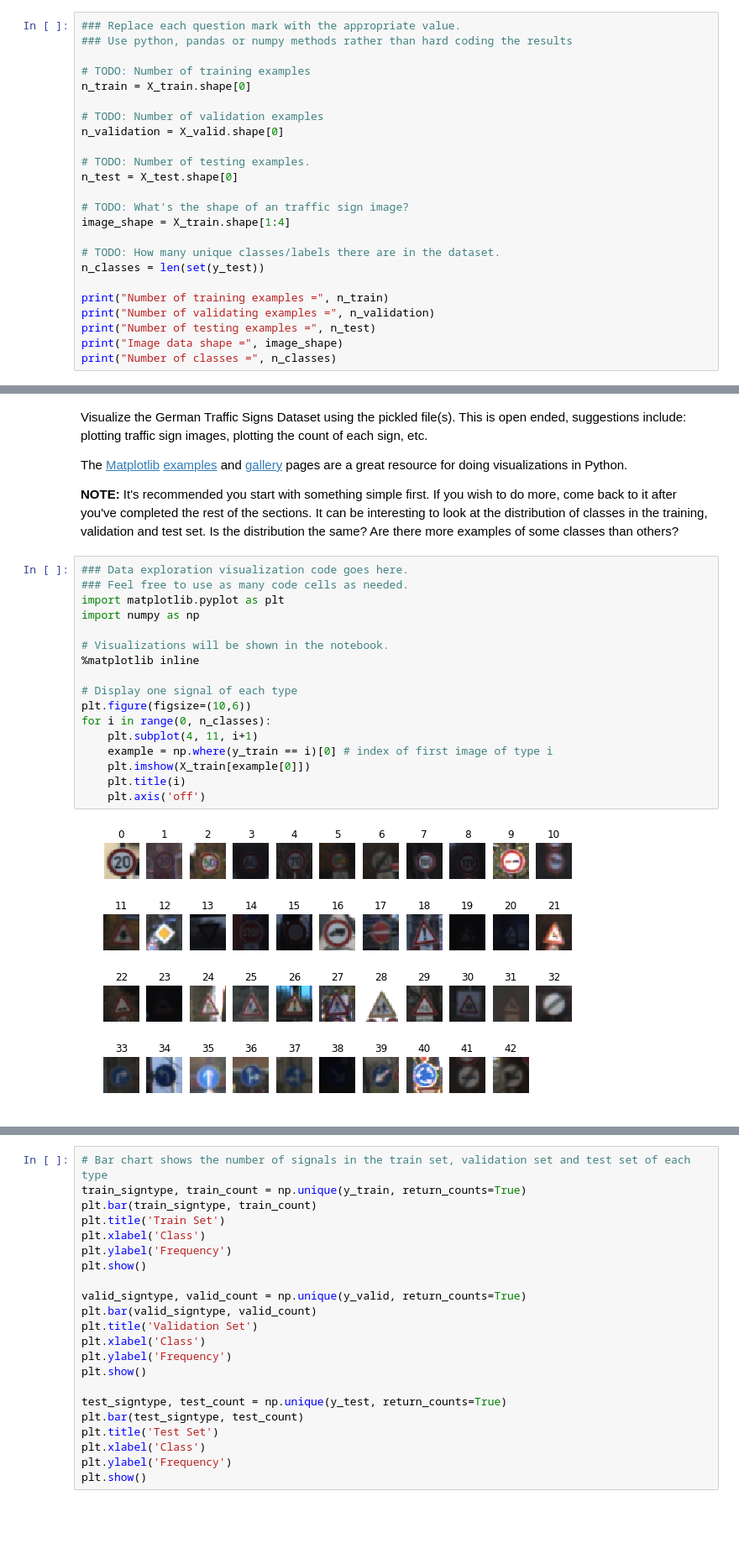
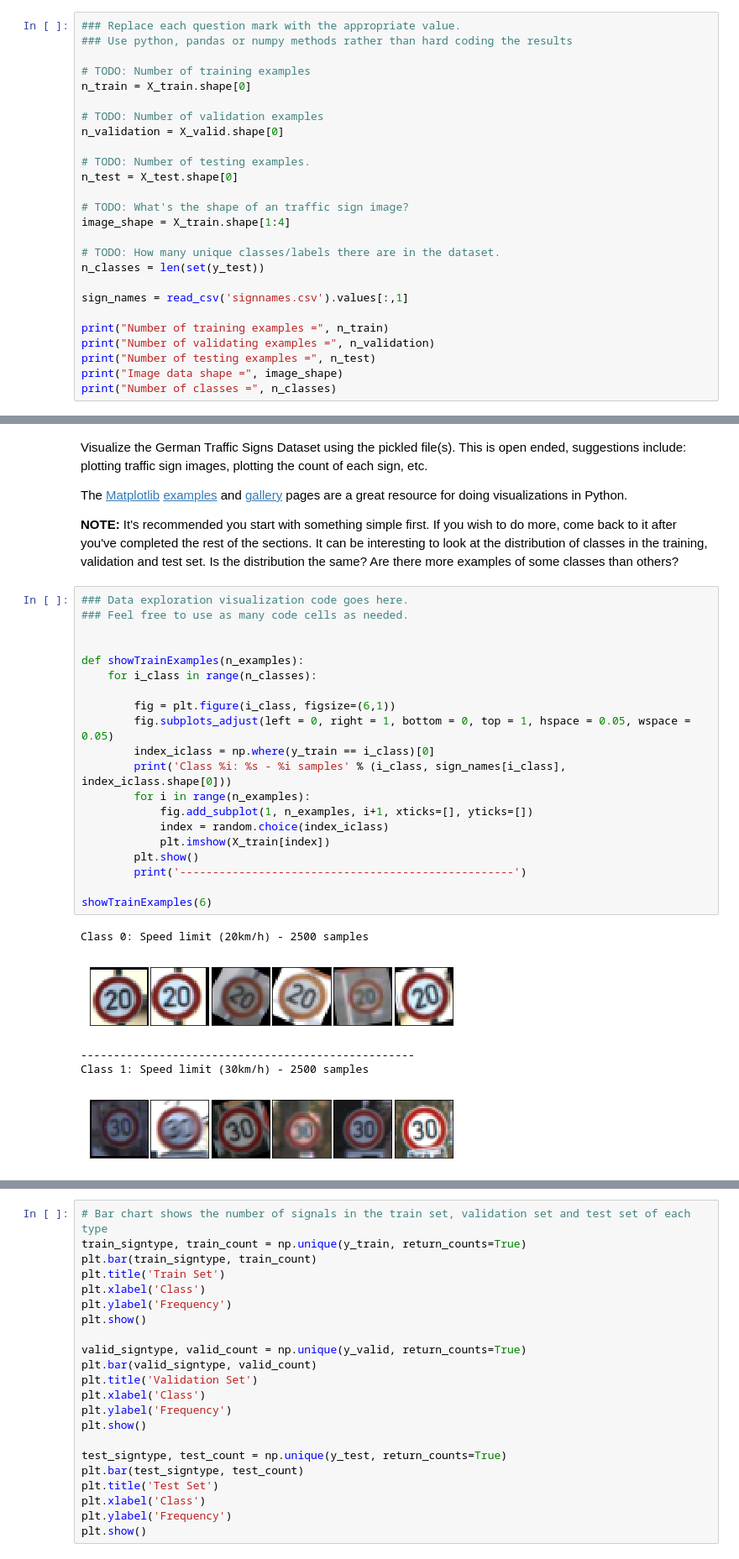
Before and after one commit to maguima3/CarND-Term1-Udacity, a Jupyter notebook: Term1/Projects/P2-Traffic-Sign-Classifier/Traffic_Sign_Classifier.ipynb, the cells around one changed output, grey strips where cells are left out. Shown at 84% size. Drawn from its saved outputs; the diff is of its cells as text; blank space fills up the shorter version.

```diff
--- a/Term1/Projects/P2-Traffic-Sign-Classifier/Traffic_Sign_Classifier.ipynb
+++ b/Term1/Projects/P2-Traffic-Sign-Classifier/Traffic_Sign_Classifier.ipynb
@@ -74,6 +90,8 @@ image_shape = X_train.shape[1:4]
 # TODO: How many unique classes/labels there are in the dataset.
 n_classes = len(set(y_test))
 
+sign_names = read_csv('signnames.csv').values[:,1]
+
 print("Number of training examples =", n_train)
 print("Number of validating examples =", n_validation)
 print("Number of testing examples =", n_test)
@@ -93,22 +111,29 @@ Visualize the German Traffic Signs Dataset using the pickled file(s). This is op
 The [Matplotlib](http://matplotlib.org/) [examples](http://matplotlib.org/examples/index.html) and [gallery](http://matplotlib.org/gallery.html) pages are a great resource for doing visualizations in Python.
 
 **NOTE:** It's recommended you start with something simple first. If you wish to do more, come back to it after you've completed the rest of the sections. It can be interesting to look at the distribution of classes in the training, validation and test set. Is the distribution the same? Are there more examples of some classes than others?
-# %%
-### Data exploration visualization code goes here.
-### Feel free to use as many code cells as needed.
-import matplotlib.pyplot as plt
-import numpy as np
-
-# Visualizations will be shown in the notebook.
-%matplotlib inline
-
-# Display one signal of each type
-plt.figure(figsize=(10,6))
-for i in range(0, n_classes):
-    plt.subplot(4, 11, i+1)
-    example = np.where(y_train == i)[0] # index of first image of type i
-    plt.imshow(X_train[example[0]])
-    plt.title(i)
-    plt.axis('off')
-# %% [output]
-[figure, removed]
+# %%
+### Data exploration visualization code goes here.
+### Feel free to use as many code cells as needed.
+
+
+def showTrainExamples(n_examples):
+    for i_class in range(n_classes):
+
+        fig = plt.figure(i_class, figsize=(6,1))
+        fig.subplots_adjust(left = 0, right = 1, bottom = 0, top = 1, hspace = 0.05, wspace = 0.05)
+        index_iclass = np.where(y_train == i_class)[0]
+        print('Class %i: %s - %i samples' % (i_class, sign_names[i_class], index_iclass.shape[0]))
+        for i in range(n_examples):
+            fig.add_subplot(1, n_examples, i+1, xticks=[], yticks=[])
+            index = random.choice(index_iclass)
+            plt.imshow(X_train[index])
+        plt.show()
+        print('---------------------------------------------------')
+
+showTrainExamples(6)
+# %% [output]
+Class 0: Speed limit (20km/h) - 2500 samples
+[figure, added]
+---------------------------------------------------
+Class 1: Speed limit (30km/h) - 2500 samples
+[figure, added]
```
Also changed, not shown: parts of 19 cells of this notebook.
